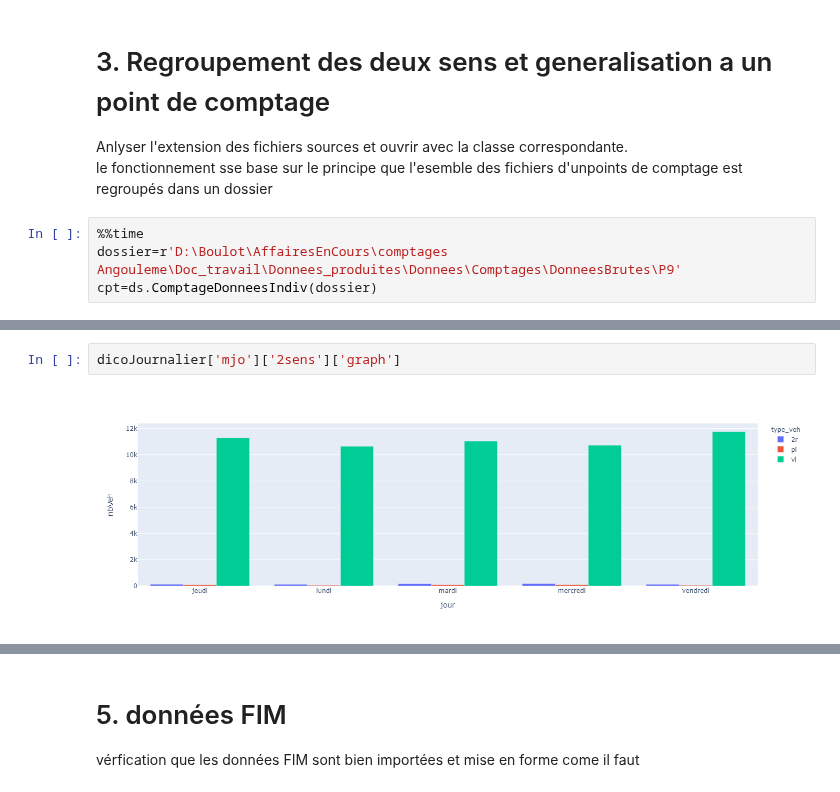
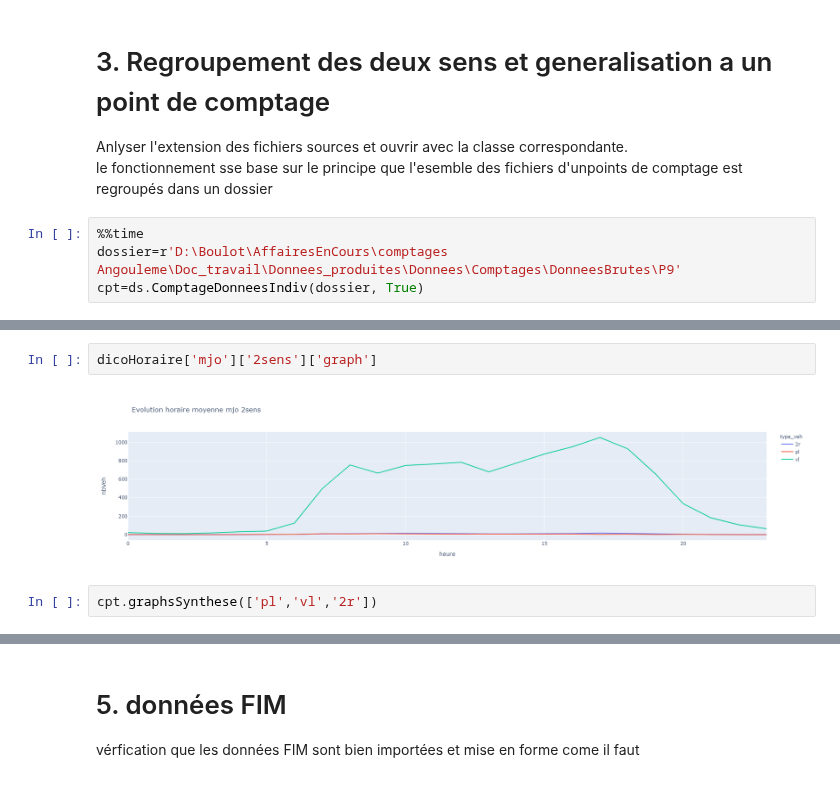
Before and after one commit to nantodevison/otv, a Jupyter notebook: otv/Transfert_Donnees/Fichiers_sources.ipynb, the cells around one changed output, grey strips where cells are left out. Cells and saved outputs as stored; diff of their text form.

Commit message:
ajout vitesse dans fonctions et graphs

```diff
--- a/otv/Transfert_Donnees/Fichiers_sources.ipynb
+++ b/otv/Transfert_Donnees/Fichiers_sources.ipynb
@@ -38,5 +68,5 @@ Anlyser l'extension des fichiers sources et ouvrir avec la classe correspondante
 # %%
 %%time
 dossier=r'D:\Boulot\AffairesEnCours\comptages Angouleme\Doc_travail\Donnees_produites\Donnees\Comptages\DonneesBrutes\P9'
-cpt=ds.ComptageDonneesIndiv(dossier)
+cpt=ds.ComptageDonneesIndiv(dossier, True)
 # %% [output]
@@ -83,4 +108,6 @@ dicoJournalier['mja']['compSens']['graph']
 # %%
-dicoJournalier['mjo']['2sens']['graph']
+dicoHoraire['mjo']['2sens']['graph']
 # %% [output]
-[figure, old version]
+[figure, new version]
+# %%
+cpt.graphsSynthese(['pl','vl','2r'])
```
Also changed, not shown: parts of 24 cells of this notebook, 1 other file.
